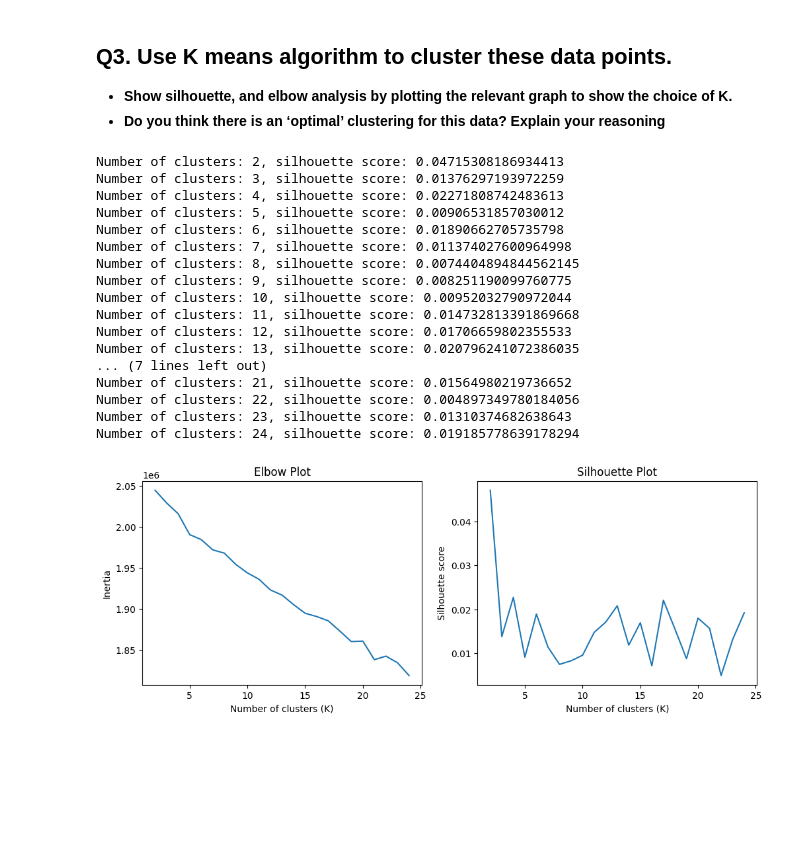
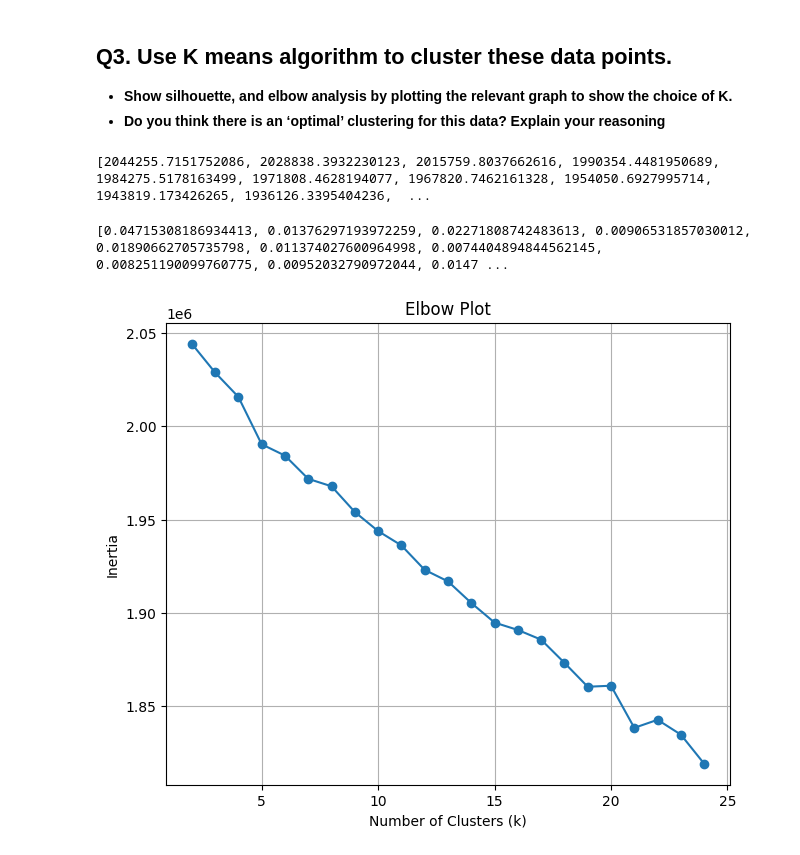
Before and after one commit to Sumitjh26997/CSS581-ML, a Jupyter notebook: HW4.ipynb, the cells around one changed output. Saved outputs shown, nothing was run; the diff lists cells and outputs as text; code cells hidden in the pictures; blank space fills up the shorter version.

```diff
--- a/HW4.ipynb
+++ b/HW4.ipynb
@@ -171,44 +171,27 @@ from sklearn.metrics import silhouette_score
 
 inertias = []
 silhouette_scores = []
+
 for k in range(2, 25):
   kmeans = KMeans(n_clusters=k, n_init=10, random_state=42).fit(pca_reduced_df)
   inertias.append(kmeans.inertia_)
-  silhouette_avg = silhouette_score(pca_reduced_df, kmeans.labels_)
-  silhouette_scores.append(silhouette_avg)
-  print(f"# Clusters: {k}, Silhouette score: {silhouette_avg}")
+  silhouette_scores.append(silhouette_score(pca_reduced_df, kmeans.labels_))
-# %% [output]
-Number of clusters: 2, silhouette score: 0.04715308186934413
-Number of clusters: 3, silhouette score: 0.01376297193972259
-Number of clusters: 4, silhouette score: 0.02271808742483613
-Number of clusters: 5, silhouette score: 0.00906531857030012
-Number of clusters: 6, silhouette score: 0.01890662705735798
-Number of clusters: 7, silhouette score: 0.011374027600964998
-Number of clusters: 8, silhouette score: 0.0074404894844562145
-Number of clusters: 9, silhouette score: 0.008251190099760775
-Number of clusters: 10, silhouette score: 0.00952032790972044
-Number of clusters: 11, silhouette score: 0.014732813391869668
-Number of clusters: 12, silhouette score: 0.01706659802355533
-Number of clusters: 13, silhouette score: 0.020796241072386035
-... (7 lines left out)
-Number of clusters: 21, silhouette score: 0.01564980219736652
-Number of clusters: 22, silhouette score: 0.004897349780184056
-Number of clusters: 23, silhouette score: 0.01310374682638643
-Number of clusters: 24, silhouette score: 0.019185778639178294
-# %%
-fig, ax = plt.subplots(1, 2, figsize=(12, 4))
-
-# Elbow plot
-sns.lineplot(x=range(2, 25), y=inertias, ax=ax[0])
-ax[0].set_title("Elbow Plot")
-ax[0].set_xlabel("Number of clusters (K)")
-ax[0].set_ylabel("Inertia")
-
-# Silhouette plot
-sns.lineplot(x=range(2, 25), y=silhouette_scores, ax=ax[1])
-ax[1].set_title("Silhouette Plot")
-ax[1].set_xlabel("Number of clusters (K)")
-ax[1].set_ylabel("Silhouette score")
-plt.show()
-# %% [output]
-[figure, removed]
+# %%
+print(inertias)
+# %% [output]
+[2044255.7151752086, 2028838.3932230123, 2015759.8037662616, 1990354.4481950689, 1984275.5178163499, 1971808.4628194077, 1967820.7462161328, 1954050.6927995714, 1943819.173426265, 1936126.3395404236,  ...
+# %%
+print(silhouette_scores)
+# %% [output]
+[0.04715308186934413, 0.01376297193972259, 0.02271808742483613, 0.00906531857030012, 0.01890662705735798, 0.011374027600964998, 0.0074404894844562145, 0.008251190099760775, 0.00952032790972044, 0.0147 ...
+# %%
+# Elbow Plot
+plt.figure(figsize=(16, 6))
+plt.subplot(1, 2, 1)
+plt.plot(range(2, 25), inertias, marker='o')
+plt.title('Elbow Plot')
+plt.xlabel('Number of Clusters (k)')
+plt.ylabel('Inertia')
+plt.grid(True)
+# %% [output]
+[figure, added]
```
Also changed, not shown: parts of 21 cells of this notebook.
